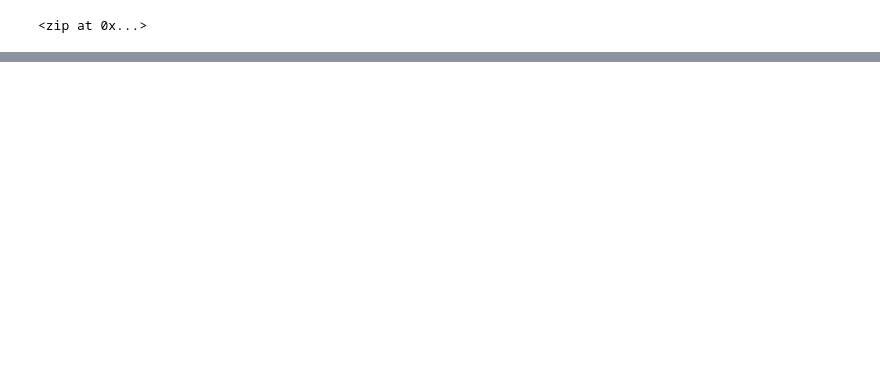
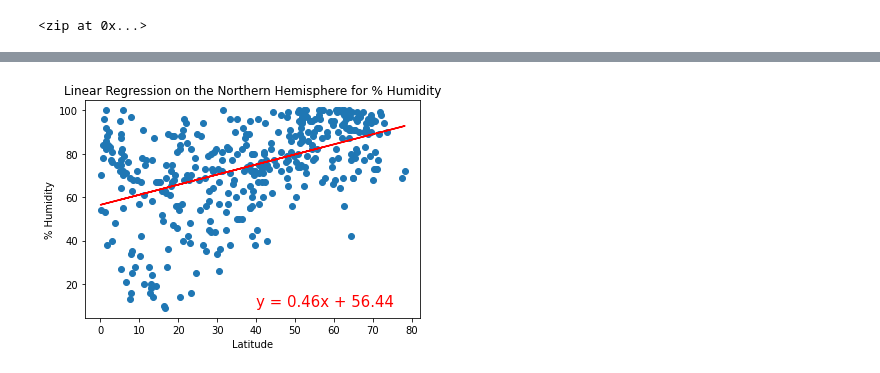
Before and after one commit to wonhee3472/World_Weather_Analysis, a Jupyter notebook: WeatherPy.ipynb, the cells around one changed output, grey strips where cells are left out. Saved outputs shown, nothing was run; the diff lists cells and outputs as text; code cells hidden in the pictures; blank space fills up the shorter version.

```diff
--- a/WeatherPy.ipynb
+++ b/WeatherPy.ipynb
@@ -220,0 +293,5 @@ plt.show()
+# %%
+plot_linear_regression(x_values, y_values,
+                       'Linear Regression on the Northern Hemisphere for % Humidity', '% Humidity',(40, 10))
+# %% [output]
+[figure, added]
```
Also changed, not shown: parts of 35 cells of this notebook, 5 other files.
